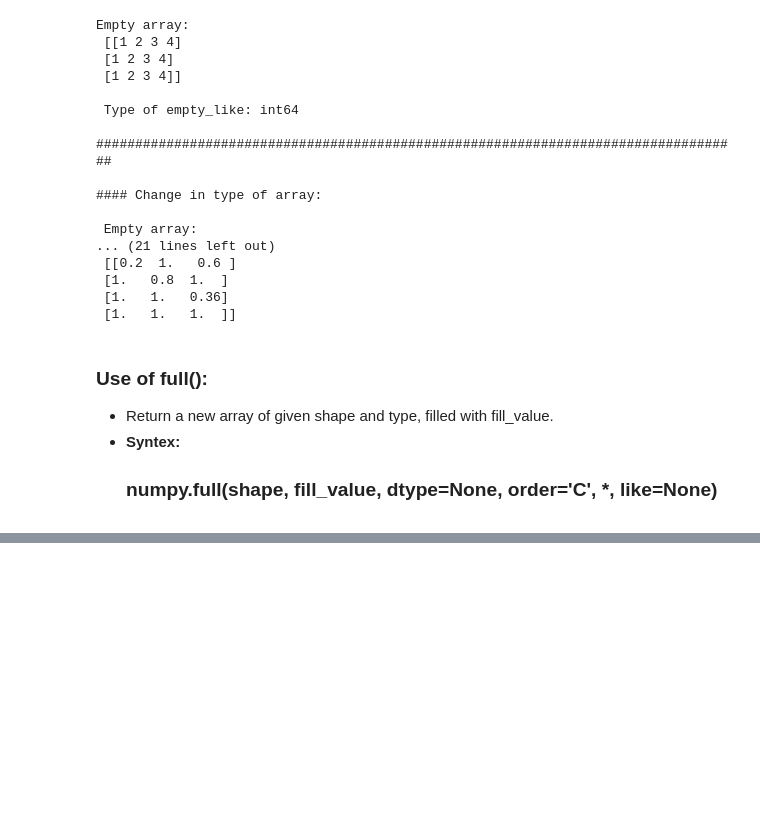
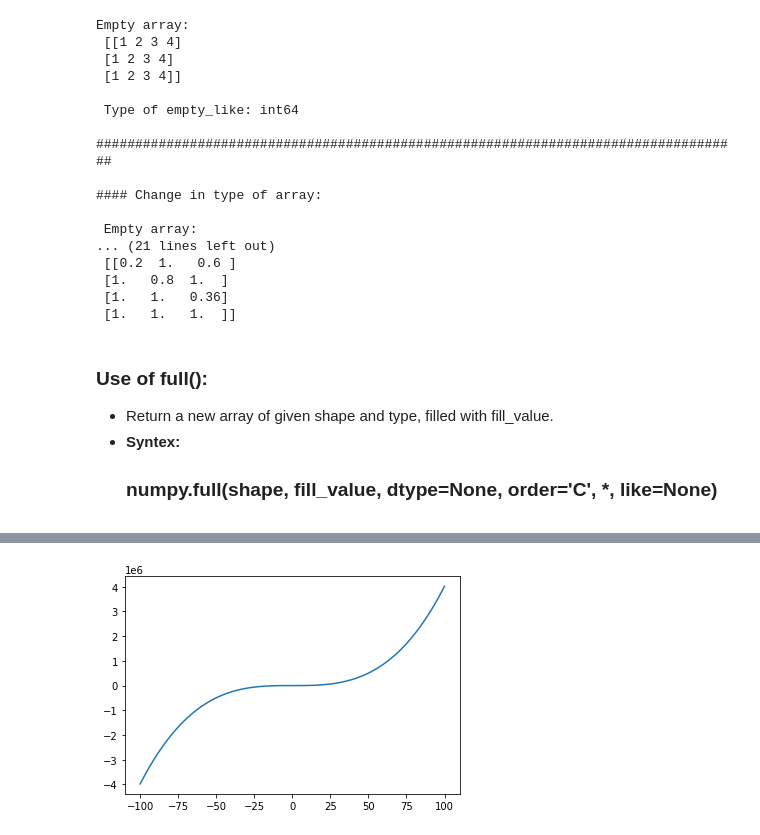
Before and after one commit to Raghushaf/Data_Study_Kaggle, a Jupyter notebook: numpy-learn-practise.ipynb, the cells around one changed output, grey strips where cells are left out. Drawn from its saved outputs; the diff is of its cells as text; code cells hidden in the pictures; blank space fills up the shorter version.

```diff
--- a/numpy-learn-practise.ipynb
+++ b/numpy-learn-practise.ipynb
@@ -421,0 +745,4 @@ Empty array:
+# %%
+x_ = np.linspace(-100, 100, 100)
+y_ = 4 * (x_**3) + 2 * (x_**2) + 5 * x_
+print("X-Value\n\n",x_,"\n\n\nY-Value\n\n",y_)
@@ -421,0 +767,7 @@ Empty array:
+# %%
+import matplotlib.pyplot as plt
+
+plt.plot(x_, y_)
+plt.show()
+# %% [output]
+[figure, added]
```
Also changed, not shown: parts of 27 cells of this notebook.
